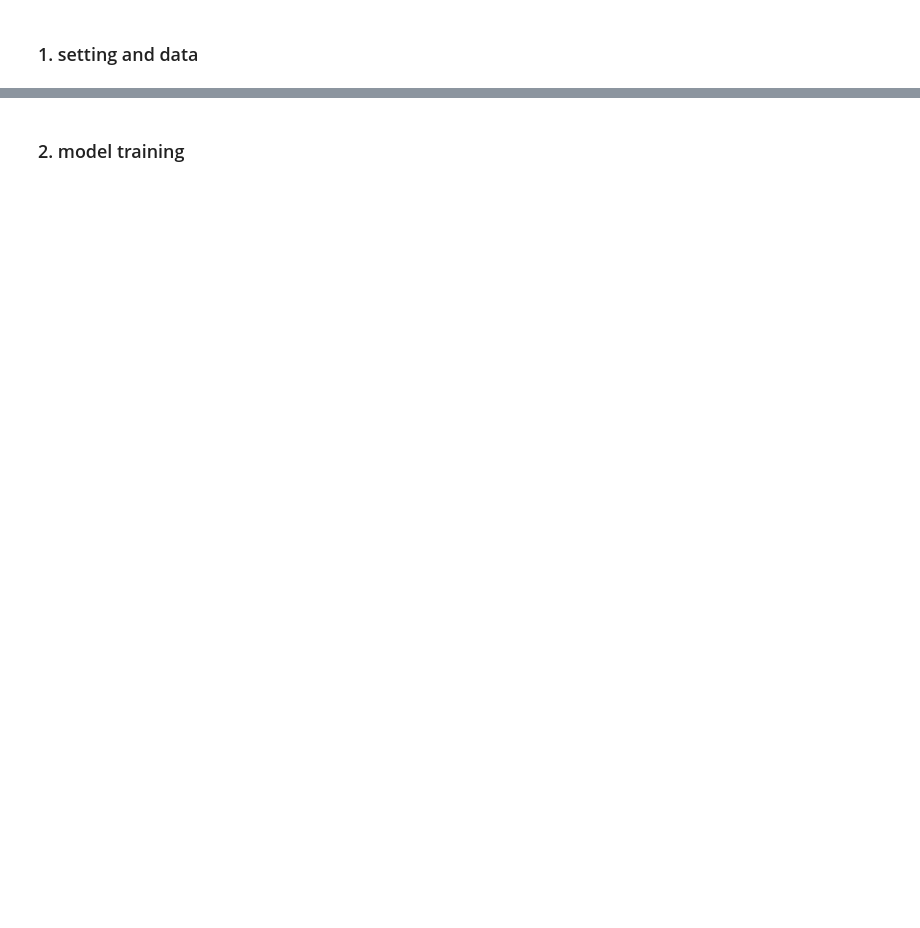
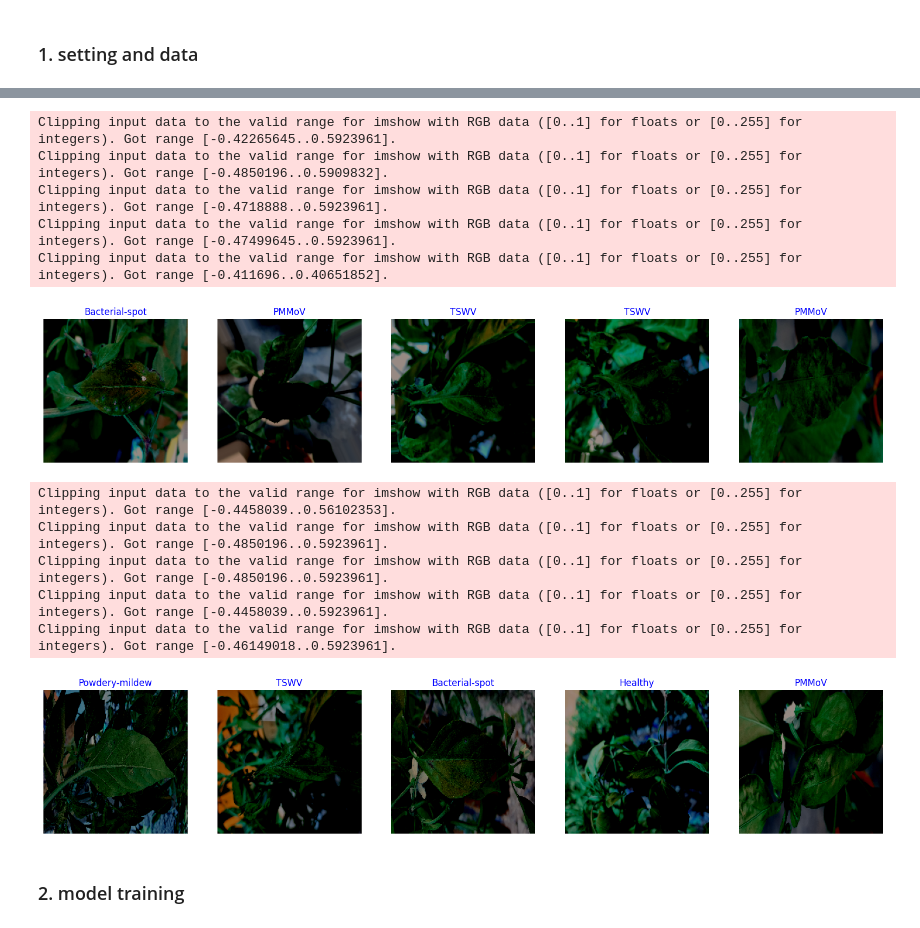
Before and after one commit to vnltbb/ex-cnn-cv-ca, a Jupyter notebook: notebooks/runner.ipynb, the cells around one changed output, grey strips where cells are left out. Cells and saved outputs as stored; diff of their text form; code cells hidden in the pictures; blank space fills up the shorter version.

```diff
--- a/notebooks/runner.ipynb
+++ b/notebooks/runner.ipynb
@@ -45,3 +53,5 @@ ModuleNotFoundError: No module named 'config'
 # %%
 # Load configuration
-config = config_loader.load_config('config/config.yaml')
+config = load_config('/Users/vnlt/PROJECT/ex-cnn-cv/config/config.yaml')
+data_dir = f"{config['base_output_dir']}/seed{config['seed']}"
+batch_size = config['batch_size']
@@ -48,7 +64,6 @@ config = config_loader.load_config('config/config.yaml')
 # %%
 # split dataset
-class_image_counts, images, min_count = split_dataframe(
-    df=None,
+class_image_counts, images, min_count = data_count(
     original_dataset_dir=config['original_dataset_dir']
 )
 
@@ -56,7 +71,7 @@ split_dataset_by_class(
     original_dataset_dir=config['original_dataset_dir'],
     min_count=min_count,
     images=images,
-    base_output_dir=f"{config['base_output_dir']}/'seed'{config['seed']}",
+    base_output_dir=f"{config['base_output_dir']}/seed{config['seed']}",
     train_ratio=config['train_ratio'],
     val_ratio=config['val_ratio'],
     test_ratio=config['test_ratio'],
@@ -65,9 +80,9 @@ split_dataset_by_class(
 # %%
 # data generators - preprocessing and augmentation
 train_gen, val_gen, test_gen = get_generators(
-    train_df, val_df, test_df,
-    preprocessing_func=config['preprocessing'],
-    target_size=tuple(config['input_shape'][:2]),
+    model_name=config['backbone_name'],
+    input_shape=tuple(config['input_shape']),
     batch_size=config['batch_size'],
+    data_dir=data_dir,
     augmentations=config['augmentations']
 )
@@ -80,3 +116,45 @@ show_images(val_gen)
+# %%
+def show_samples(gen):
+    '''
+    This function take the data generator and show sample of the images
+    '''
+
+    # return classes , images to be displayed
+    g_dict = gen.class_indices        # defines dictionary {'class': index}
+    classes = list(g_dict.keys())     # defines list of dictionary's kays (classes), classes names : string
+    images, labels = next(gen)        # get a batch size samples from the generator
+
+    # calculate number of displayed samples
+    length = len(labels)        # length of batch size
+    sample = min(length, 25)    # check if sample less than 25 images
+
+    plt.figure(figsize= (20, 20))
+
+    for i in range(sample):
+        plt.subplot(5, 5, i + 1)
+        image = images[i] / 255       # scales data to range (0 - 255)
+        plt.imshow(image)
+        index = np.argmax(labels[i])  # get image index
+        class_name = classes[index]   # get class of image
+        plt.title(class_name, color= 'blue', fontsize= 12)
+        plt.axis('off')
+    plt.show()
+
+show_samples(train_gen)
+show_samples(val_gen)
+# %% [output]
+Clipping input data to the valid range for imshow with RGB data ([0..1] for floats or [0..255] for integers). Got range [-0.42265645..0.5923961].
+Clipping input data to the valid range for imshow with RGB data ([0..1] for floats or [0..255] for integers). Got range [-0.4850196..0.5909832].
+Clipping input data to the valid range for imshow with RGB data ([0..1] for floats or [0..255] for integers). Got range [-0.4718888..0.5923961].
+Clipping input data to the valid range for imshow with RGB data ([0..1] for floats or [0..255] for integers). Got range [-0.47499645..0.5923961].
+Clipping input data to the valid range for imshow with RGB data ([0..1] for floats or [0..255] for integers). Got range [-0.411696..0.40651852].
+[figure, added]
+Clipping input data to the valid range for imshow with RGB data ([0..1] for floats or [0..255] for integers). Got range [-0.4458039..0.56102353].
+Clipping input data to the valid range for imshow with RGB data ([0..1] for floats or [0..255] for integers). Got range [-0.4850196..0.5923961].
+Clipping input data to the valid range for imshow with RGB data ([0..1] for floats or [0..255] for integers). Got range [-0.4850196..0.5923961].
+Clipping input data to the valid range for imshow with RGB data ([0..1] for floats or [0..255] for integers). Got range [-0.4458039..0.5923961].
+Clipping input data to the valid range for imshow with RGB data ([0..1] for floats or [0..255] for integers). Got range [-0.46149018..0.5923961].
+[figure, added]
 # %% [markdown]
 ### 2. model training
 # %%
```
Also changed, not shown: parts of 16 cells of this notebook, 14 other files.
